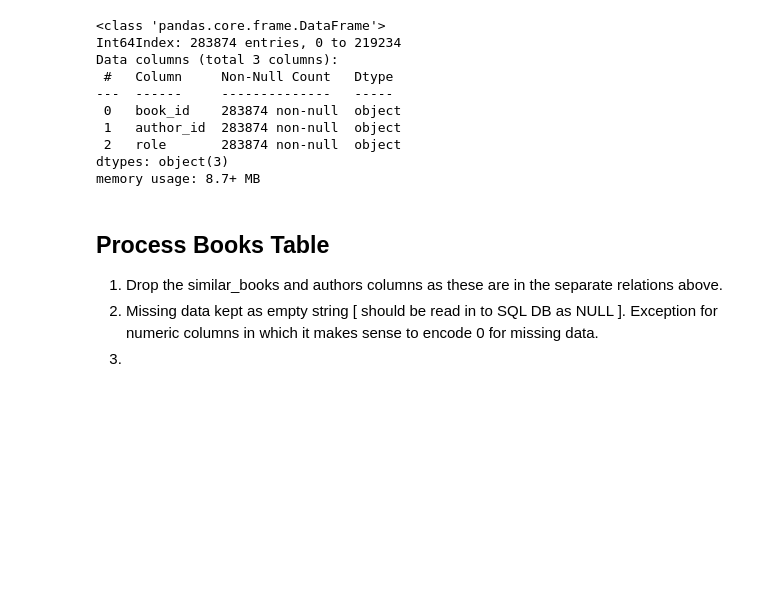
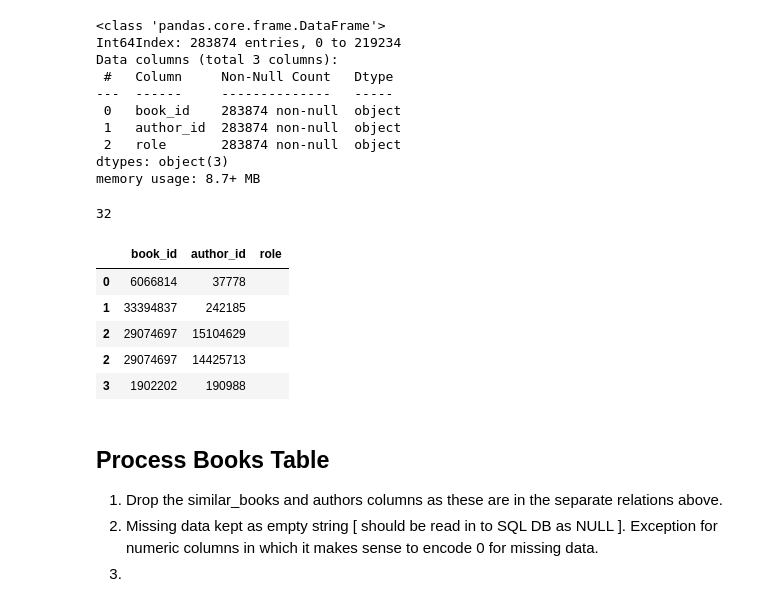
Before and after one commit to RenisaPati/CIS5500_Project_Group44, a Jupyter notebook: Data_Preprocessing/Books_Preprocessing_ST.ipynb, the cells around one changed output. Drawn from its saved outputs; the diff is of its cells as text; code cells hidden in the pictures; blank space fills up the shorter version.

```diff
--- a/Data_Preprocessing/Books_Preprocessing_ST.ipynb
+++ b/Data_Preprocessing/Books_Preprocessing_ST.ipynb
@@ -271,6 +297,20 @@ Data columns (total 3 columns):
  2   role       283874 non-null  object
 dtypes: object(3)
 memory usage: 8.7+ MB
+# %%
+# Find maximum character length in the role column in ordder to define VARCHAR
+max(written_cleaned.role.astype('str').apply(len))
+# %% [output]
+32
+# %%
+written_cleaned.head()
+# %% [output]
+|  | book_id | author_id | role |
+| 0 | 6066814 | 37778 |  |
+| 1 | 33394837 | 242185 |  |
+| 2 | 29074697 | 15104629 |  |
+| 2 | 29074697 | 14425713 |  |
+| 3 | 1902202 | 190988 |  |
 # %%
 written_cleaned.to_csv(join(dir, 'CleanedFilesForDB/written_by.csv'), header=True)
 # %%
```
Also changed, not shown: parts of 23 cells of this notebook.
